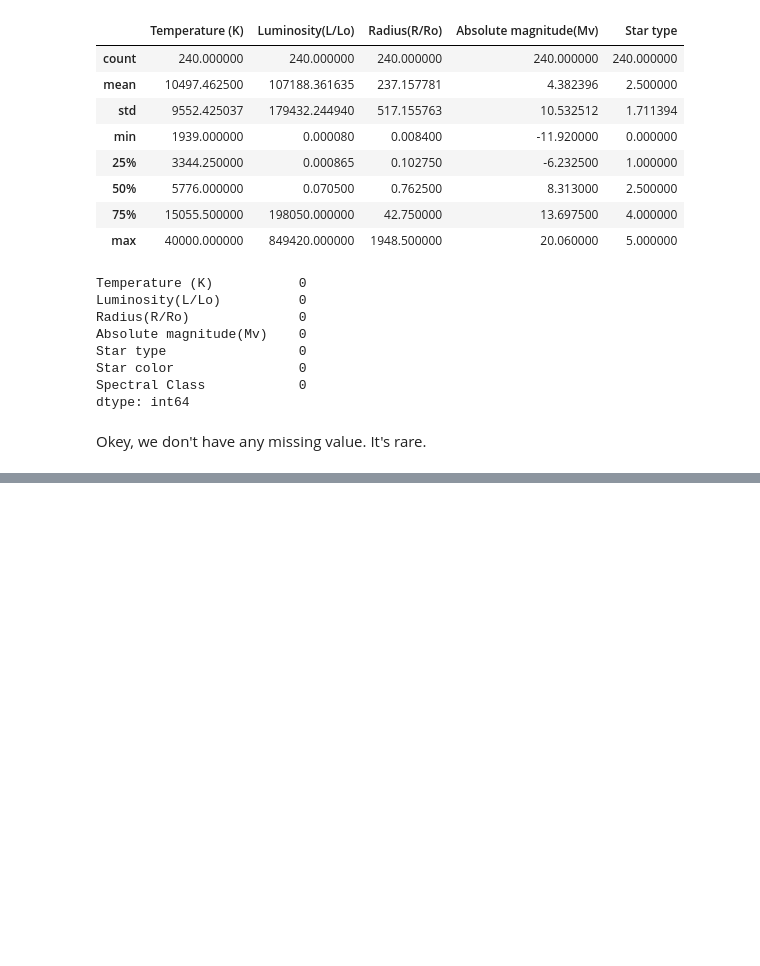
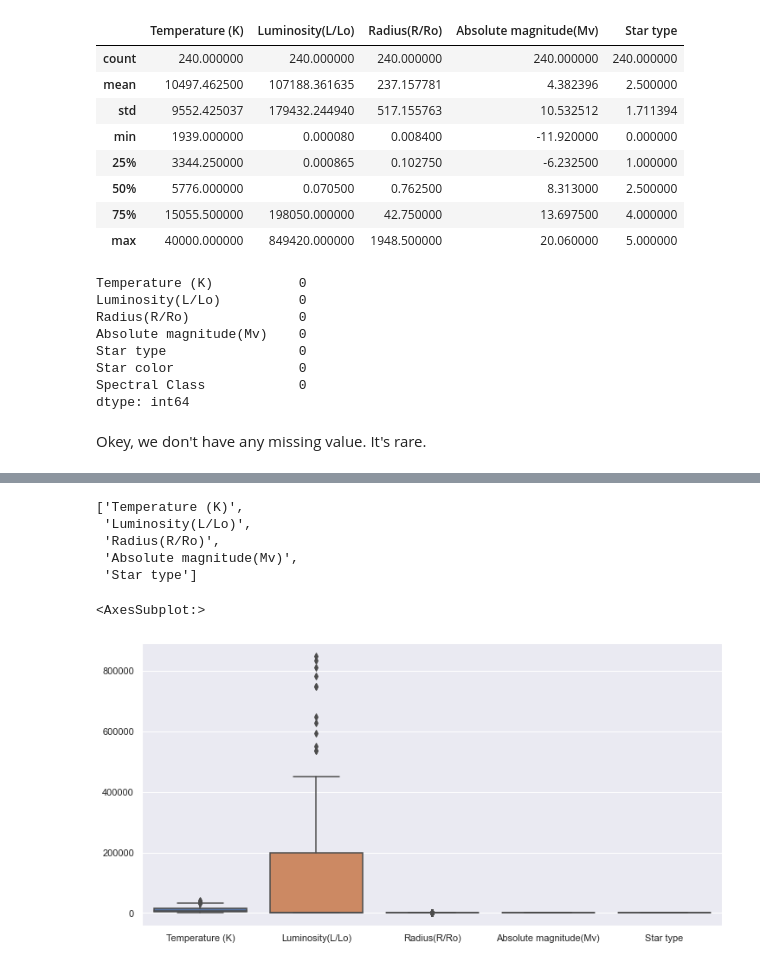
Before and after one commit to BanSolo/Star_types_classification, a Jupyter notebook: notebook/Star type classification notebook.ipynb, the cells around one changed output, grey strips where cells are left out. Drawn from its saved outputs; the diff is of its cells as text; code cells hidden in the pictures; blank space fills up the shorter version.

```diff
--- a/notebook/Star type classification notebook.ipynb
+++ b/notebook/Star type classification notebook.ipynb
@@ -67,0 +80,14 @@ Okey, we don't have any missing value. It's rare.
+# %%
+num_cols = list(df.select_dtypes(include=['int64', 'float64']).columns)
+num_cols
+# %% [output]
+['Temperature (K)',
+ 'Luminosity(L/Lo)',
+ 'Radius(R/Ro)',
+ 'Absolute magnitude(Mv)',
+ 'Star type']
+# %%
+sns.boxplot(data=df[num_cols])
+# %% [output]
+<AxesSubplot:>
+[figure, added]
```
Also changed, not shown: parts of 8 cells of this notebook.
